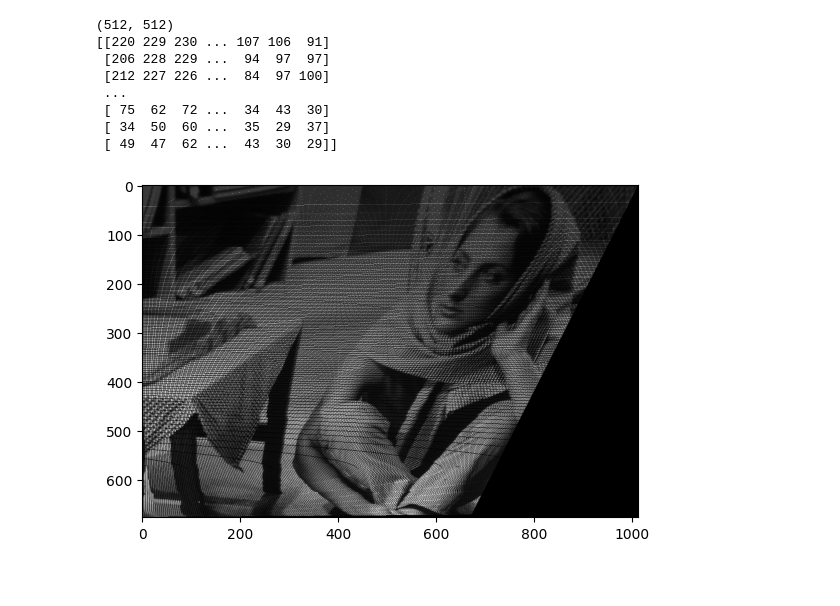
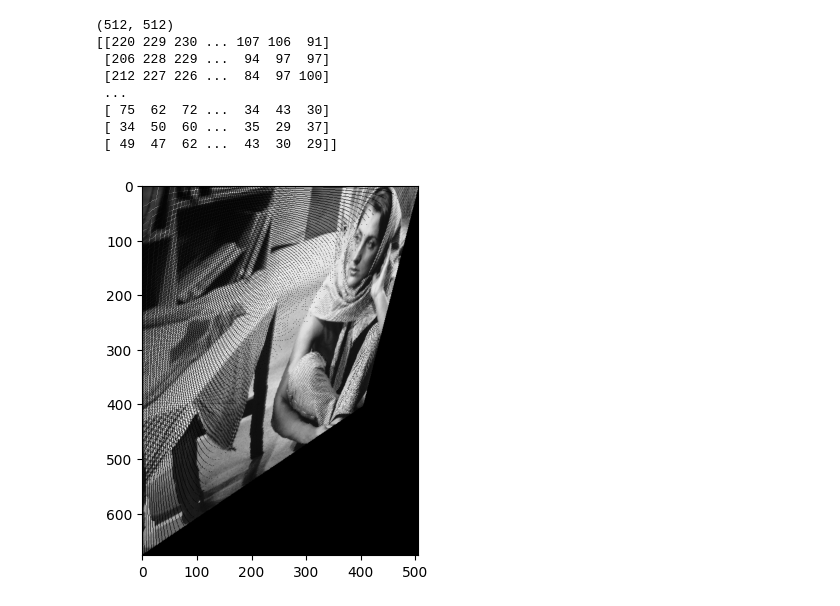
Before and after one commit to goli3148/3D-Vision, a Jupyter notebook: transformations/Projectivity.ipynb, the cells around one changed output. Drawn from its saved outputs; the diff is of its cells as text; code cells hidden in the pictures; blank space fills up the shorter version.

```diff
--- a/transformations/Projectivity.ipynb
+++ b/transformations/Projectivity.ipynb
@@ -110,23 +110,23 @@ print(im)
 # %%
 new_img_type = []
 for i in range(512):
     for j in range(512):
-        new_point = projectivity([i,j,1], s=1, theta=0, tx=0, ty=0, v1=.0005, v2=0.00001, v=.5, K=[1, 0, 0, 1])
+        new_point = projectivity([i,j,1], s=1, theta=0, tx=0, ty=0, v1=.0005, v2=0.001, v=.5, K=[1, 0, 0, 1])
         i_new = int(new_point[0])
         j_new = int(new_point[1])
         new_img_type.append([i_new, j_new, im[i][j]])
 new_img_type = np.array(new_img_type)
 X, Y, C = zip(*new_img_type)
 X -= np.min(X)
 Y -= np.min(Y)
 X_clipped = np.clip(X, 0, 255 - 1)
 Y_clipped = np.clip(Y, 0, 255 - 1)
 matrix_shape = (np.max(X) + 1, np.max(Y) + 1)
 result_matrix = np.zeros(matrix_shape)
 result_matrix[X, Y] = C
 
 
 plt.imshow(result_matrix, cmap='gray', vmin=0, vmax=255)
 plt.show()
 # %% [output]
-[figure, old version]
+[figure, new version]
```
Also changed, not shown: 2 other files.
